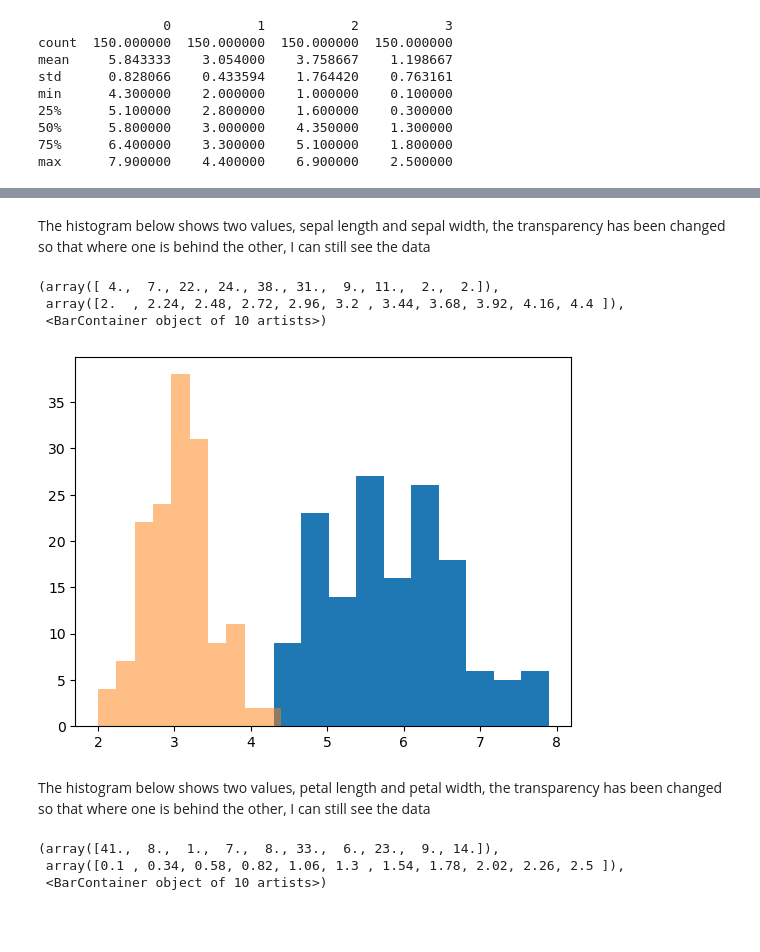
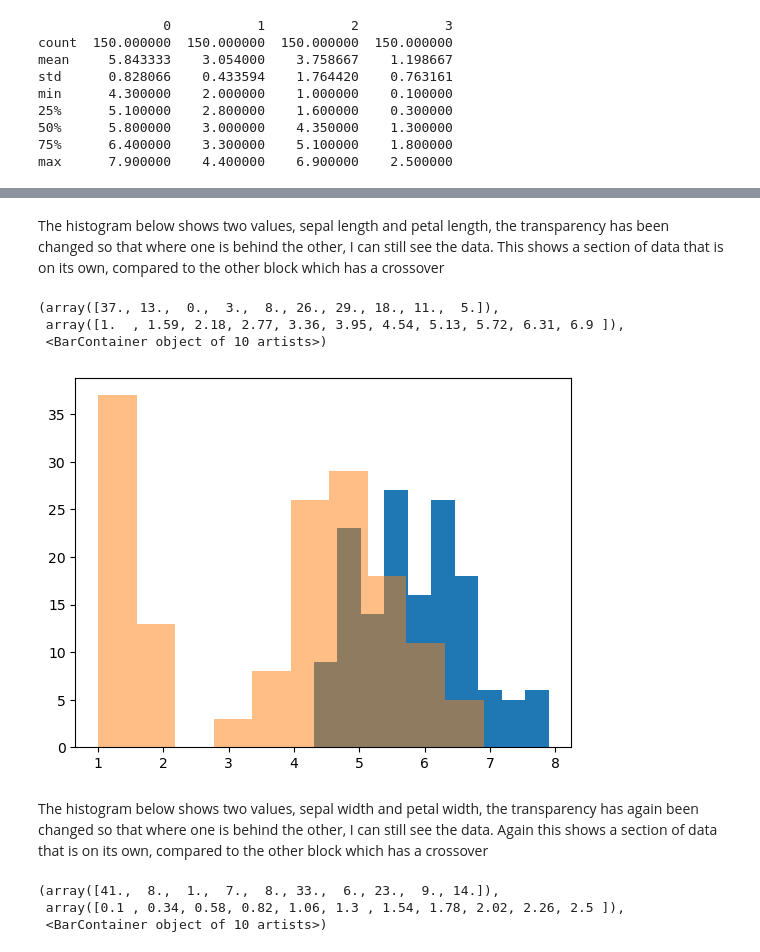
Before and after one commit to kevinsenan/pands-project, a Jupyter notebook: Iris Dataset Analysis.ipynb, the cells around one changed output, grey strips where cells are left out. Drawn from its saved outputs; the diff is of its cells as text; code cells hidden in the pictures; blank space fills up the shorter version.

```diff
--- a/Iris Dataset Analysis.ipynb
+++ b/Iris Dataset Analysis.ipynb
@@ -96,13 +65,13 @@ plt.legend()
 # %% [markdown]
-The histogram below shows two values, sepal length and sepal width, the transparency has been changed so that where one is behind the other, I can still see the data
+The histogram below shows two values, sepal length and petal length, the transparency has been changed so that where one is behind the other, I can still see the data. This shows a section of data that is on its own, compared to the other block which has a crossover
 # %%
 plt.hist(df[0], alpha = 1)
-plt.hist(df[1], alpha = 0.5)
+plt.hist(df[2], alpha = 0.5)
 # %% [output]
-(array([ 4.,  7., 22., 24., 38., 31.,  9., 11.,  2.,  2.]),
- array([2.  , 2.24, 2.48, 2.72, 2.96, 3.2 , 3.44, 3.68, 3.92, 4.16, 4.4 ]),
+(array([37., 13.,  0.,  3.,  8., 26., 29., 18., 11.,  5.]),
+ array([1.  , 1.59, 2.18, 2.77, 3.36, 3.95, 4.54, 5.13, 5.72, 6.31, 6.9 ]),
  <BarContainer object of 10 artists>)
-[figure, old version]
+[figure, new version]
 # %% [markdown]
-The histogram below shows two values, petal length and petal width, the transparency has been changed so that where one is behind the other, I can still see the data
+The histogram below shows two values, sepal width and petal width, the transparency has again been changed so that where one is behind the other, I can still see the data. Again this shows a section of data that is on its own, compared to the other block which has a crossover
 # %%
```
Also changed, not shown: parts of 33 cells of this notebook, 4 other files.
